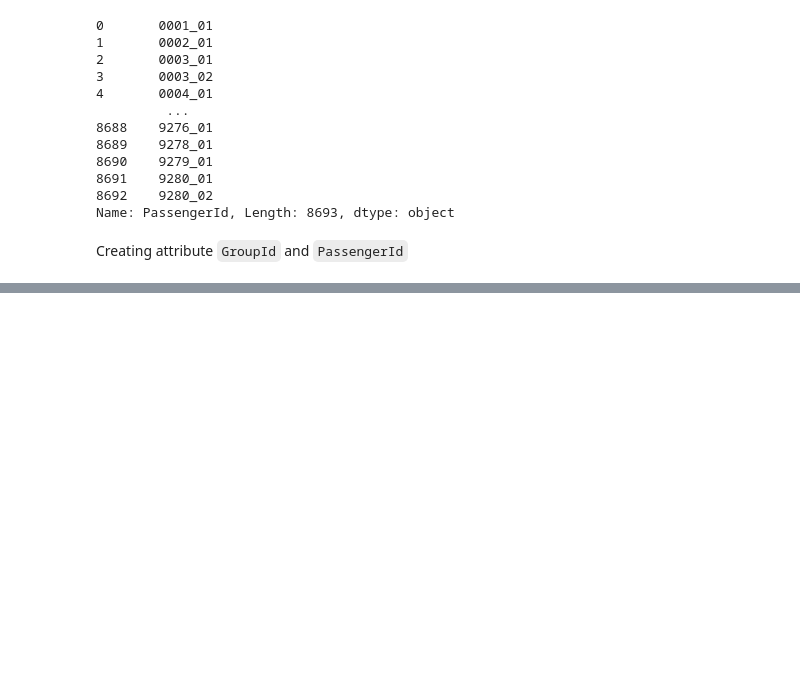
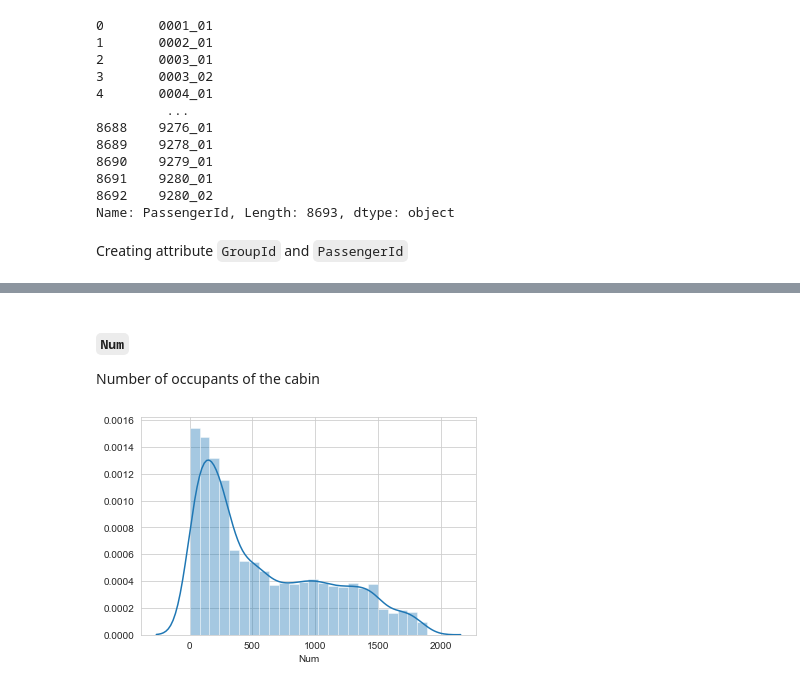
Before and after one commit to team-pass-ds/Spaceship-Titanic, a Jupyter notebook: notebooks/mukhopadhyay-eda-notebook.ipynb, the cells around one changed output, grey strips where cells are left out. Drawn from its saved outputs; the diff is of its cells as text; code cells hidden in the pictures; blank space fills up the shorter version.

```diff
--- a/notebooks/mukhopadhyay-eda-notebook.ipynb
+++ b/notebooks/mukhopadhyay-eda-notebook.ipynb
@@ -144,0 +183,8 @@ df['Side'] = sides
+# %% [markdown]
+#### `Num`
+Number of occupants of the cabin
+# %%
+sns.distplot(df.Num)
+plt.show()
+# %% [output]
+[figure, added]
```
Also changed, not shown: parts of 34 cells of this notebook.
